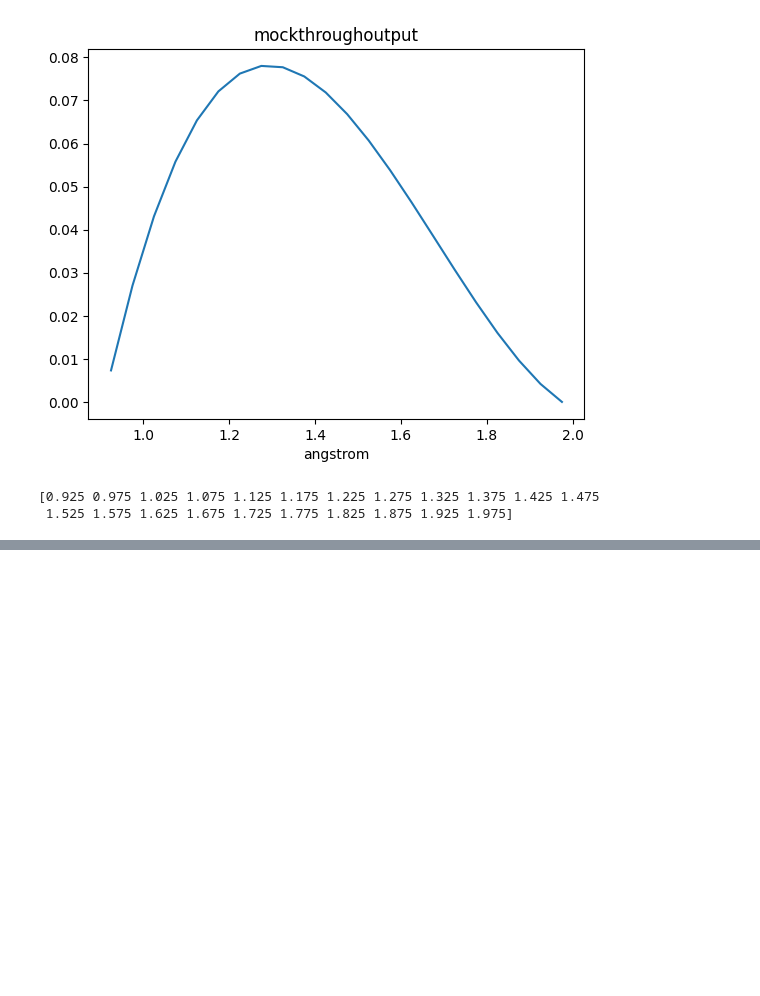
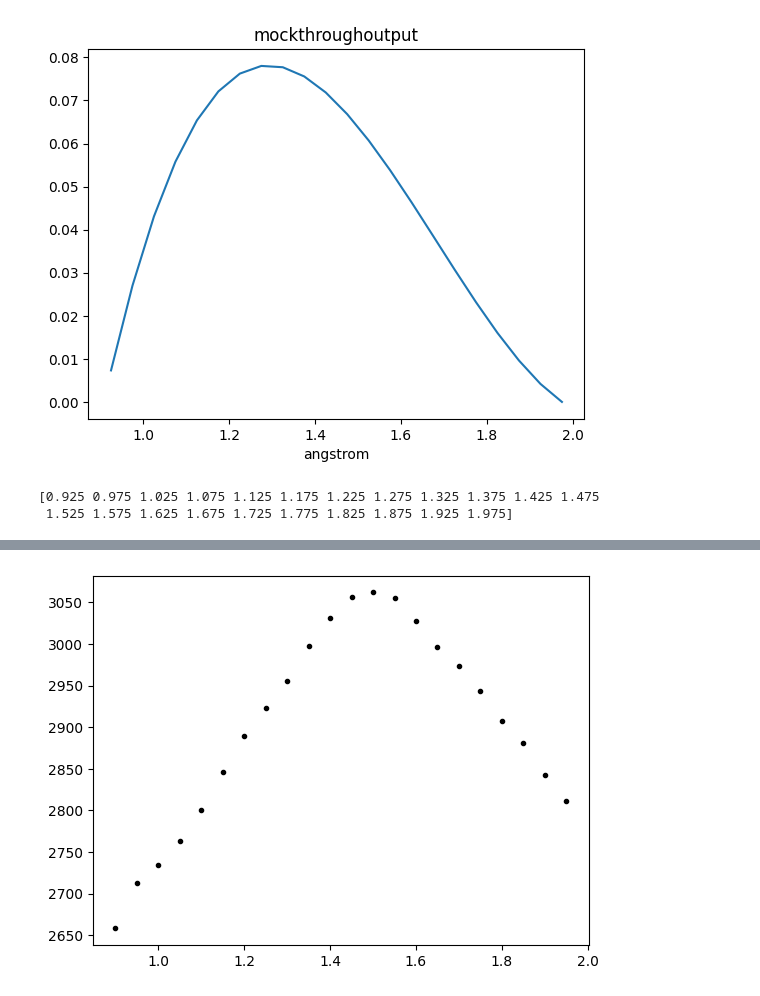
Before and after one commit to roman-grs-pit/relativefluxcalibration_test, a Jupyter notebook: wavelength_dependent_sca_grism.ipynb, the cells around one changed output, grey strips where cells are left out. Cells and saved outputs as stored; diff of their text form; code cells hidden in the pictures; blank space fills up the shorter version.

```diff
--- a/wavelength_dependent_sca_grism.ipynb
+++ b/wavelength_dependent_sca_grism.ipynb
@@ -333,0 +294,5 @@ plt.show()
+# %%
+for b in stars_wvl.keys():
+    plt.plot(b, len(stars_wvl[b]), "k.")
+# %% [output]
+[figure, added]
```
Also changed, not shown: parts of 30 cells of this notebook, 1 other file.
